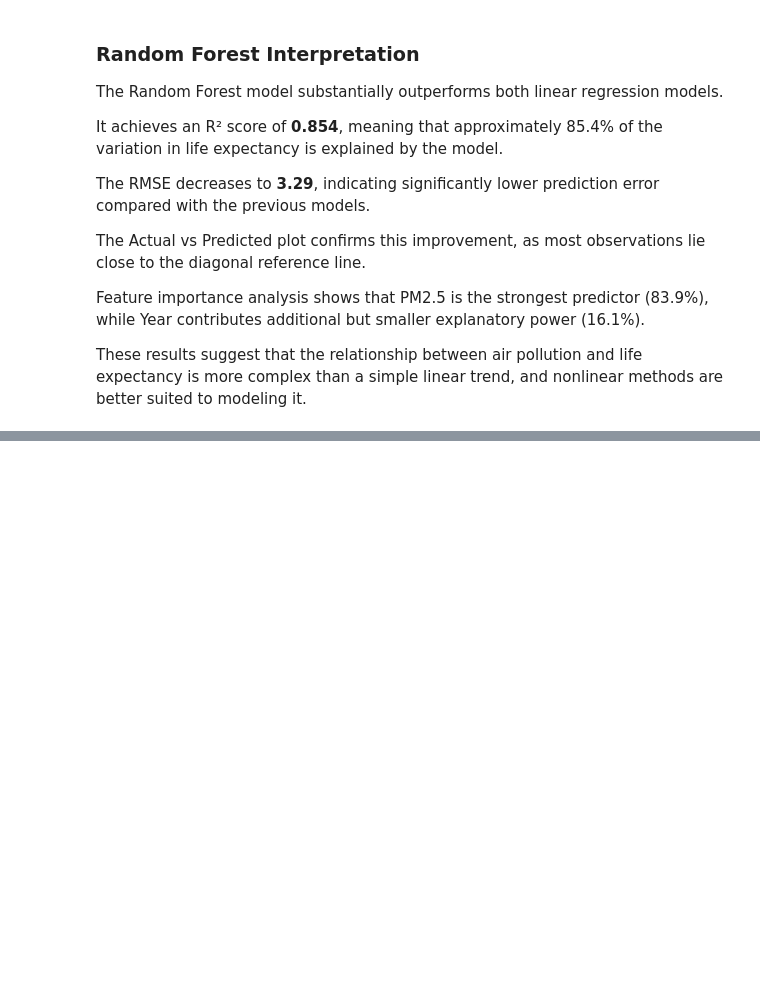
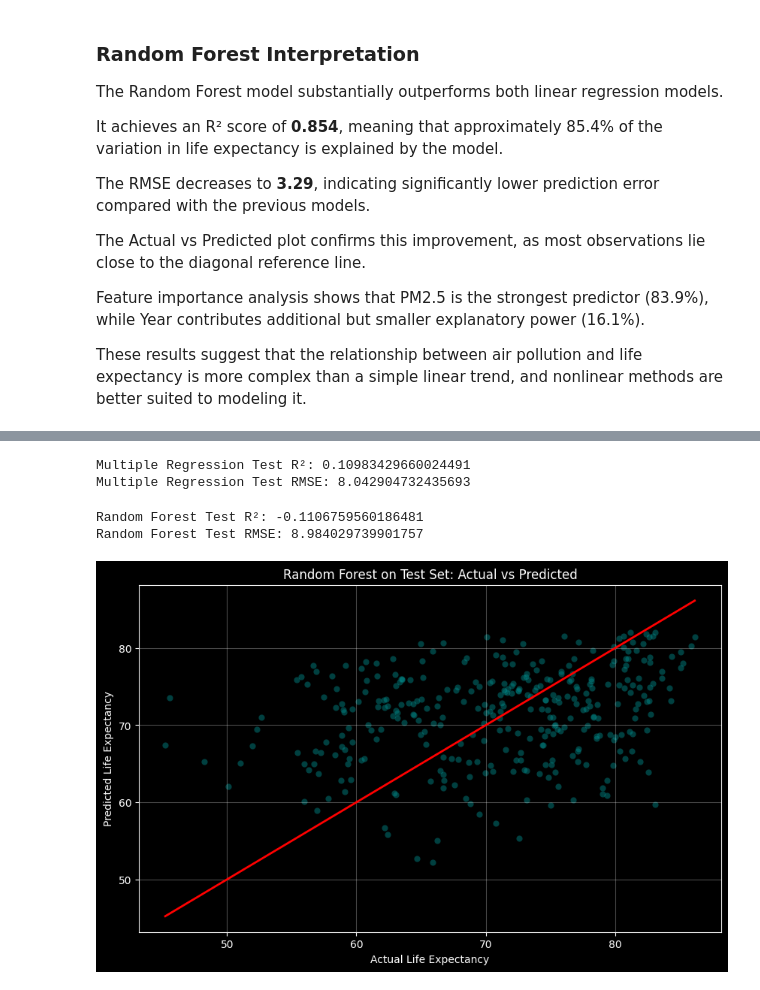
Before and after one commit to Enarb1/air-pollution-health-impact, a Jupyter notebook: notebooks/air_polution_health_impact_project.ipynb, the cells around one changed output, grey strips where cells are left out. Drawn from its saved outputs; the diff is of its cells as text; code cells hidden in the pictures; blank space fills up the shorter version.

Commit message:
New: Train-test validation and detecting the Random Forest overfittig

```diff
--- a/notebooks/air_polution_health_impact_project.ipynb
+++ b/notebooks/air_polution_health_impact_project.ipynb
@@ -936,0 +955,61 @@ These results suggest that the relationship between air pollution and life expec
+# %%
+#Validate Multiple Regression
+model_multi = LinearRegression()
+model_multi.fit(X_train, y_train)
+
+y_test_pred_multi = model_multi.predict(X_test)
+
+r2_multi_test = r2_score(y_test, y_test_pred_multi)
+rmse_multi_test = mean_squared_error(y_test, y_test_pred_multi) ** 0.5
+
+print("Multiple Regression Test R²:", r2_multi_test)
+print("Multiple Regression Test RMSE:", rmse_multi_test)
+# %% [output]
+Multiple Regression Test R²: 0.10983429660024491
+Multiple Regression Test RMSE: 8.042904732435693
+# %%
+# Validate Random Forest
+rf_model = RandomForestRegressor(
+    n_estimators=200,
+    random_state=42
+)
+
+rf_model.fit(X_train, y_train)
+
+y_test_pred_rf = rf_model.predict(X_test)
+
+r2_rf_test = r2_score(y_test, y_test_pred_rf)
+rmse_rf_test = mean_squared_error(y_test, y_test_pred_rf) ** 0.5
+
+print("Random Forest Test R²:", r2_rf_test)
+print("Random Forest Test RMSE:", rmse_rf_test)
+# %% [output]
+Random Forest Test R²: -0.1106759560186481
+Random Forest Test RMSE: 8.984029739901757
+# %%
+# Random Forest test predictions plot
+plt.figure(figsize=(10,6))
+
+plt.scatter(
+    y_test,
+    y_test_pred_rf,
+    alpha=0.5,
+    color='teal',
+    edgecolor='black',
+    linewidth=0.2
+)
+
+plt.plot(
+    [y_test.min(), y_test.max()],
+    [y_test.min(), y_test.max()],
+    linewidth=2,
+    color='r'
+)
+
+plt.xlabel('Actual Life Expectancy')
+plt.ylabel('Predicted Life Expectancy')
+plt.title('Random Forest on Test Set: Actual vs Predicted')
+plt.grid(alpha=0.3)
+plt.show()
+# %% [output]
+[figure, added]
```
Also changed, not shown: parts of 4 cells of this notebook, 1 other file.
